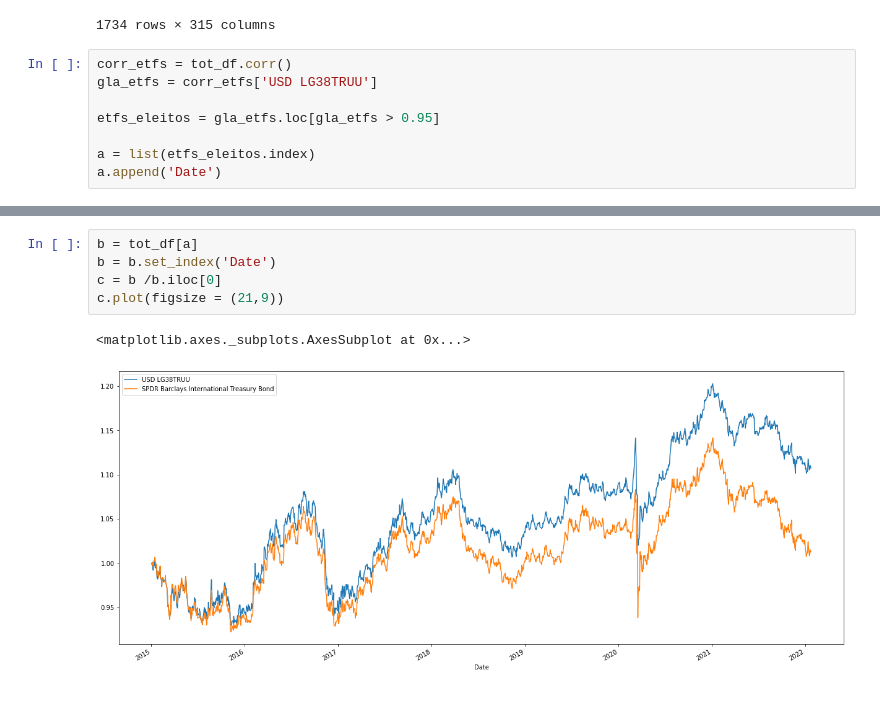
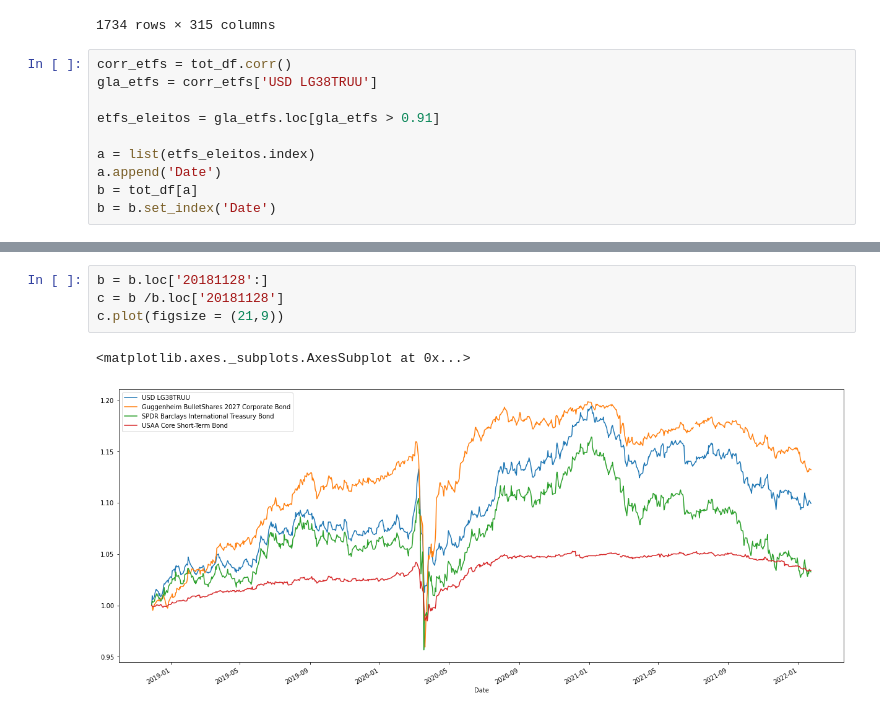
Before and after one commit to Edu-Moreira/Estudos-de-Python, a Jupyter notebook: Comparação_ETFs.ipynb, the cells around one changed output, grey strips where cells are left out. Saved outputs shown, nothing was run; the diff lists cells and outputs as text.

```diff
--- a/Comparação_ETFs.ipynb
+++ b/Comparação_ETFs.ipynb
@@ -177,7 +177,9 @@ tot_df
 corr_etfs = tot_df.corr()
 gla_etfs = corr_etfs['USD LG38TRUU']
 
-etfs_eleitos = gla_etfs.loc[gla_etfs > 0.95]
+etfs_eleitos = gla_etfs.loc[gla_etfs > 0.91]
 
 a = list(etfs_eleitos.index)
 a.append('Date')
+b = tot_df[a]
+b = b.set_index('Date')
@@ -190,8 +207,7 @@ Name: USD LG38TRUU, dtype: float64
 # %%
-b = tot_df[a]
-b = b.set_index('Date')
-c = b /b.iloc[0]
+b = b.loc['20181128':]
+c = b /b.loc['20181128']
 c.plot(figsize = (21,9))
 # %% [output]
 <matplotlib.axes._subplots.AxesSubplot at 0x...>
-[figure, old version]
+[figure, new version]
```
Also changed, not shown: parts of 3 cells of this notebook.
